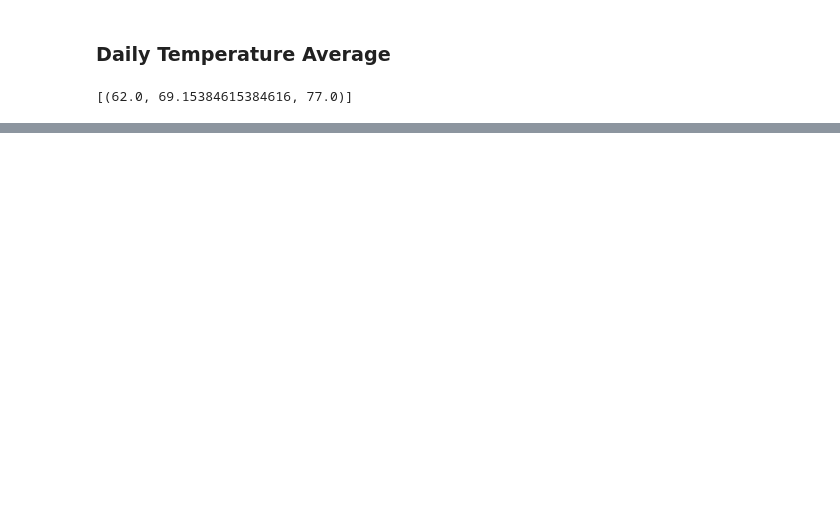
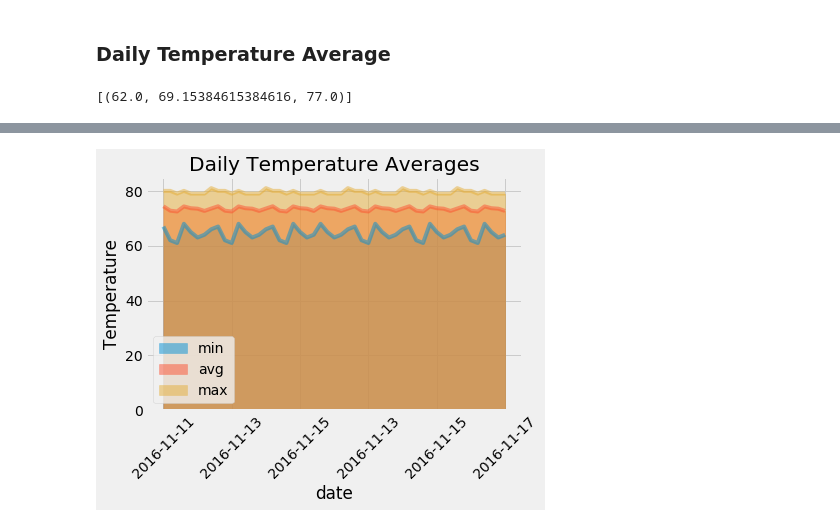
Before and after one commit to cveras33/climate-analysis-exploration, a Jupyter notebook: climate_starter.ipynb, the cells around one changed output, grey strips where cells are left out. Drawn from its saved outputs; the diff is of its cells as text; code cells hidden in the pictures; blank space fills up the shorter version.

```diff
--- a/climate_starter.ipynb
+++ b/climate_starter.ipynb
@@ -417,0 +392,10 @@ daily_normals_df
+# %%
+# Plot the daily normals as an area plot with `stacked=False`
+daily_normals_df.plot(kind = 'area', alpha = 0.5, stacked = False, title = 'Daily Temperature Averages')
+plt.xticks(rotation = 45)
+plt.ylabel('Temperature')
+
+plt.savefig("Images/daily_temp_avg", dpi = 72, bbox_inches = 'tight')
+plt.show()
+# %% [output]
+[figure, added]
```
Also changed, not shown: parts of 8 cells of this notebook, 4 other files.
